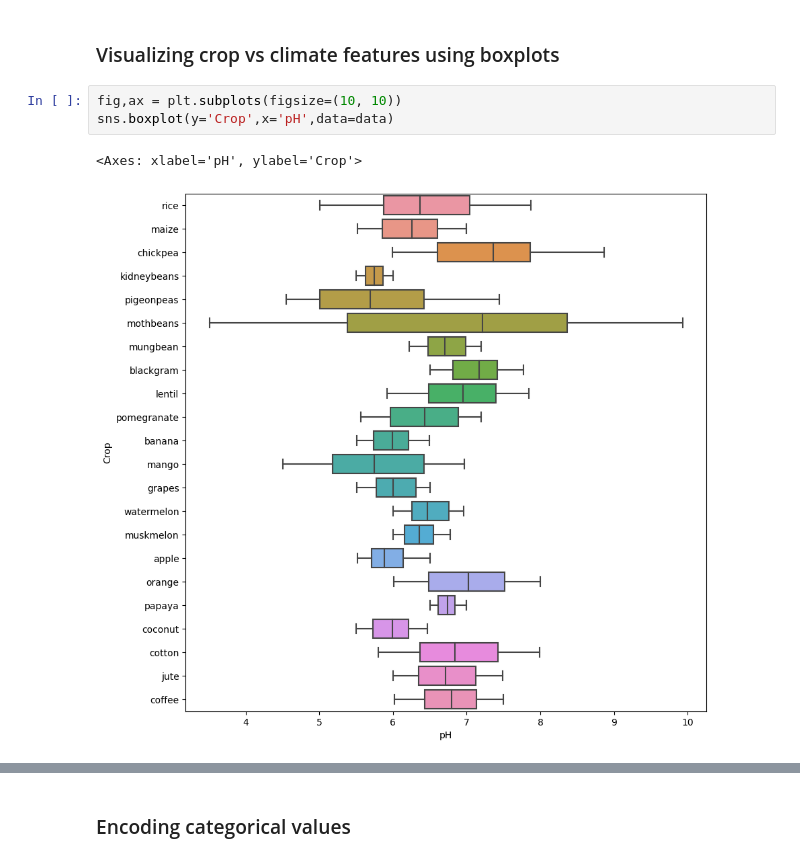
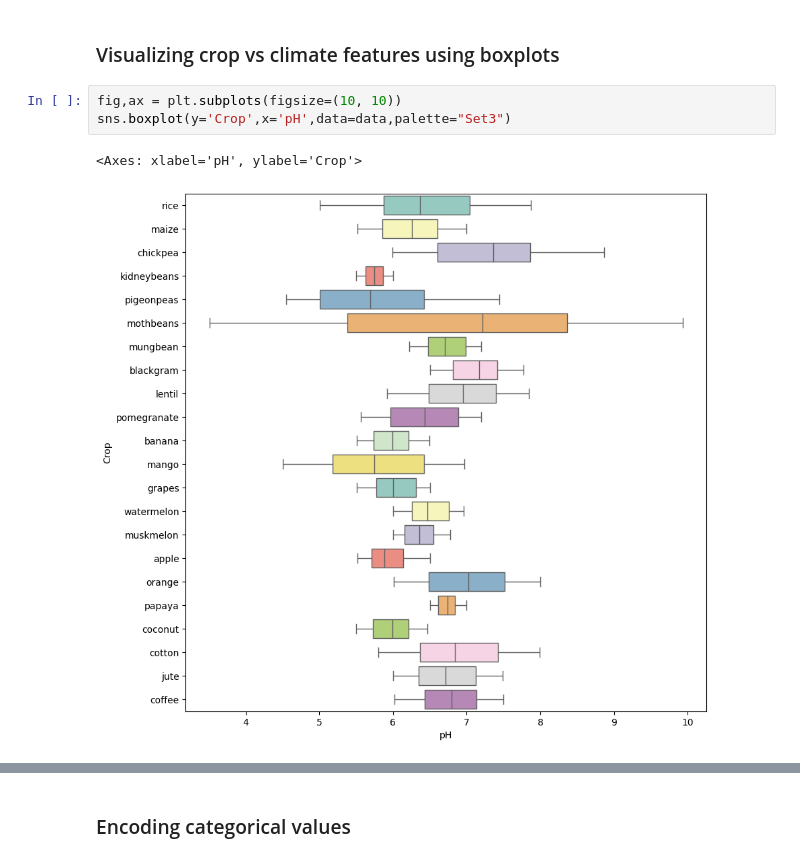
Before and after one commit to CODINGHARI123/Machine-Learning, a Jupyter notebook: Crop_Recommendation.ipynb, the cells around one changed output, grey strips where cells are left out. Drawn from its saved outputs; the diff is of its cells as text.

```diff
--- a/Crop_Recommendation.ipynb
+++ b/Crop_Recommendation.ipynb
@@ -157,9 +159,9 @@ len(np.unique(y))
 ### Visualizing crop vs climate features using boxplots
 # %%
 fig,ax = plt.subplots(figsize=(10, 10))
-sns.boxplot(y='Crop',x='pH',data=data)
+sns.boxplot(y='Crop',x='pH',data=data,palette="Set3")
 # %% [output]
 <Axes: xlabel='pH', ylabel='Crop'>
-[figure, old version]
+[figure, new version]
 # %%
 fig,ax = plt.subplots(figsize=(10, 10))
```
Also changed, not shown: parts of 76 cells of this notebook.
